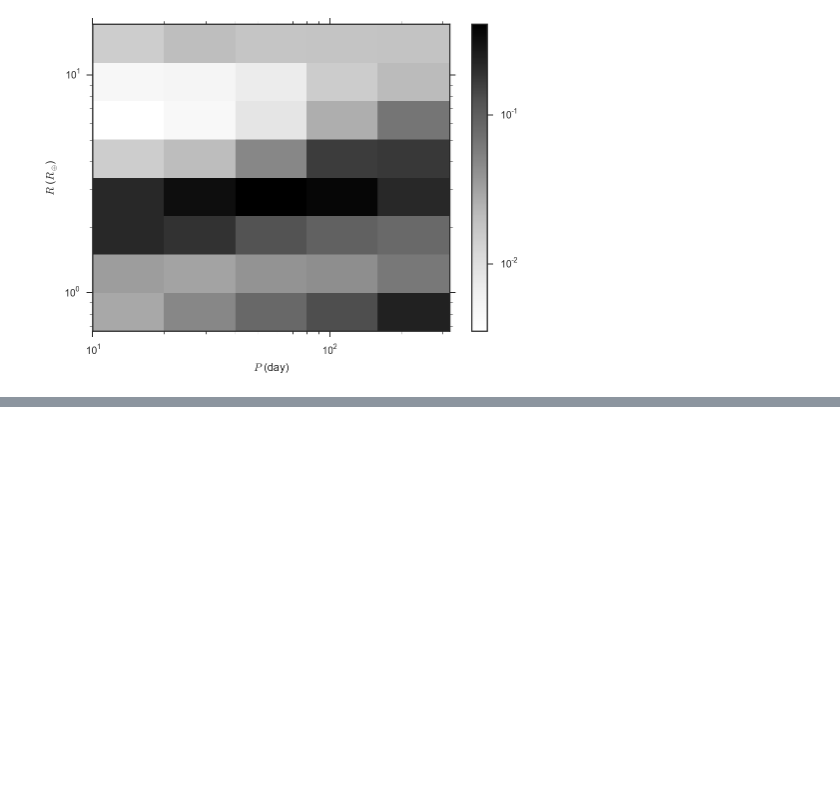
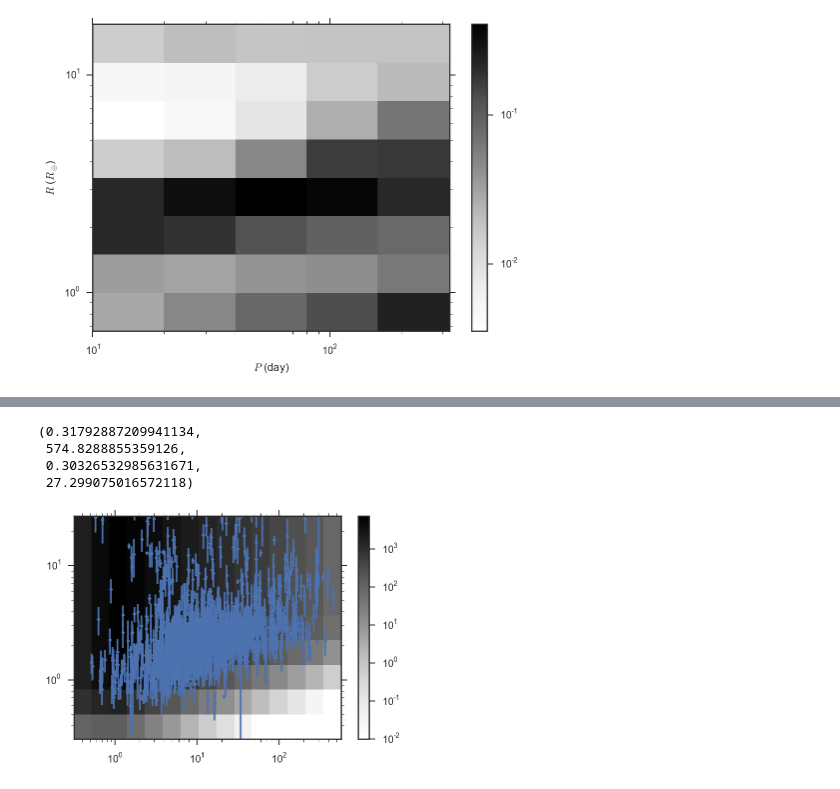
Before and after one commit to farr/kepler-selection, a Jupyter notebook: kephackwk/BinnedUncertaintyStan.ipynb, the cells around one changed output, grey strips where cells are left out. Saved outputs shown, nothing was run; the diff lists cells and outputs as text; code cells hidden in the pictures; blank space fills up the shorter version.

```diff
--- a/kephackwk/BinnedUncertaintyStan.ipynb
+++ b/kephackwk/BinnedUncertaintyStan.ipynb
@@ -134,0 +262,27 @@ ylabel(r'$R$ ($R_\oplus$)')
+# %%
+PS, RS = meshgrid(pinterps, rinterps, indexing='ij')
+alphas = zeros((pbins.shape[0]-1, rbins.shape[0]-1))
+for i in range(pbins.shape[0]-1):
+    for j in range(rbins.shape[0]-1):
+        pmin = pbins[i]
+        pmax = pbins[i+1]
+        rmin = rbins[j]
+        rmax = rbins[j+1]
+
+        sel = (PS >= pmin) & (PS < pmax) & (RS >= rmin) & (RS < rmax)
+        alphas[i,j] = np.mean(my_geff[sel])
+# %%
+PS, RS = meshgrid(pbins, rbins, indexing='ij')
+alphas[alphas < 0.01] = 0.01
+pcolormesh(PS, RS, alphas, norm=LogNorm())
+colorbar()
+xscale('log')
+yscale('log')
+errorbar(candidates['koi_period'], candidates['koi_prad'], 0.5*(candidates['koi_prad_err1']-candidates['koi_prad_err2']), fmt='.')
+axis(xmin=np.min(PS), xmax=np.max(PS), ymin=np.min(RS), ymax=np.max(RS))
+# %% [output]
+(0.31792887209941134,
+ 574.8288855359126,
+ 0.30326532985631671,
+ 27.299075016572118)
+[figure, added]
```
Also changed, not shown: parts of 27 cells of this notebook, 1 other file.
